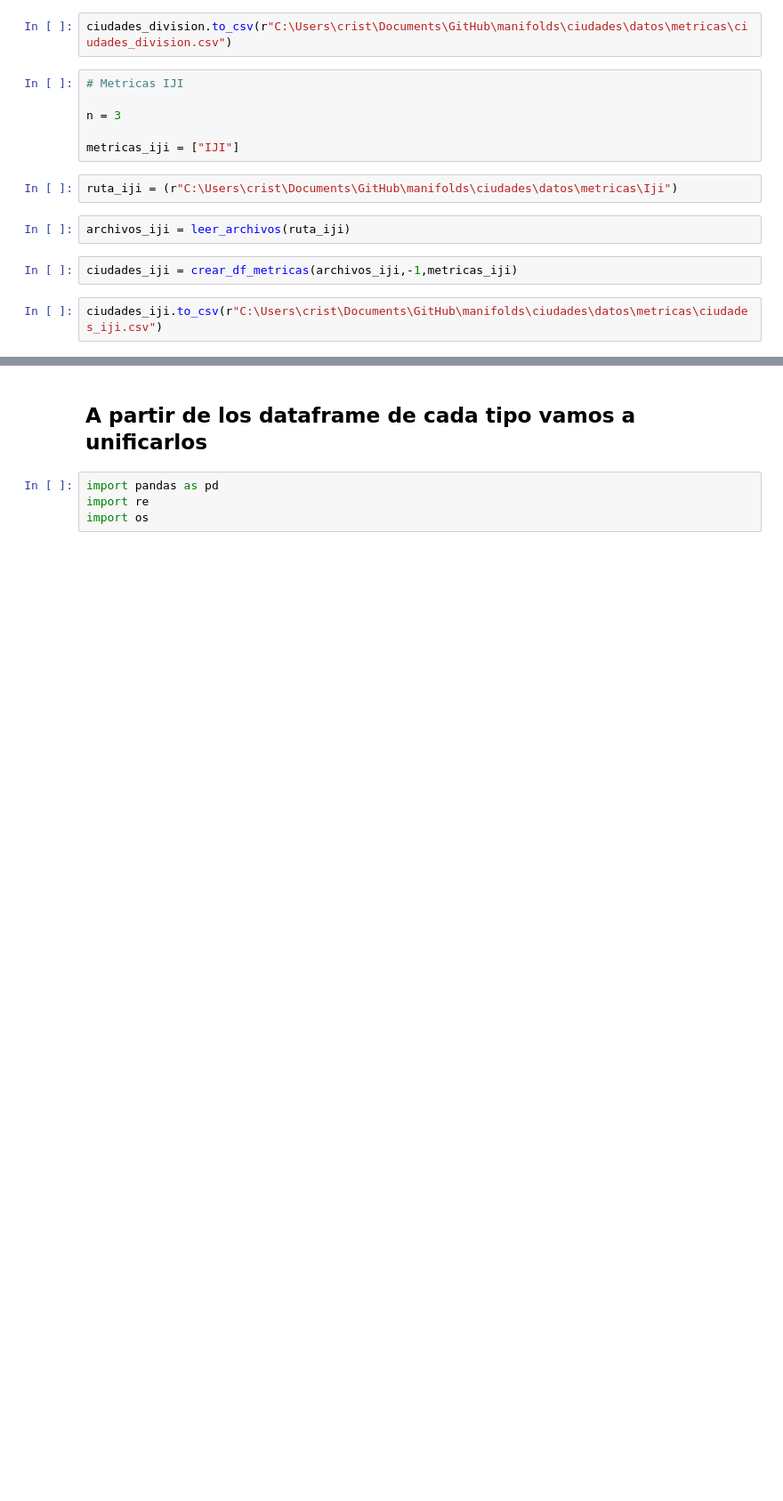
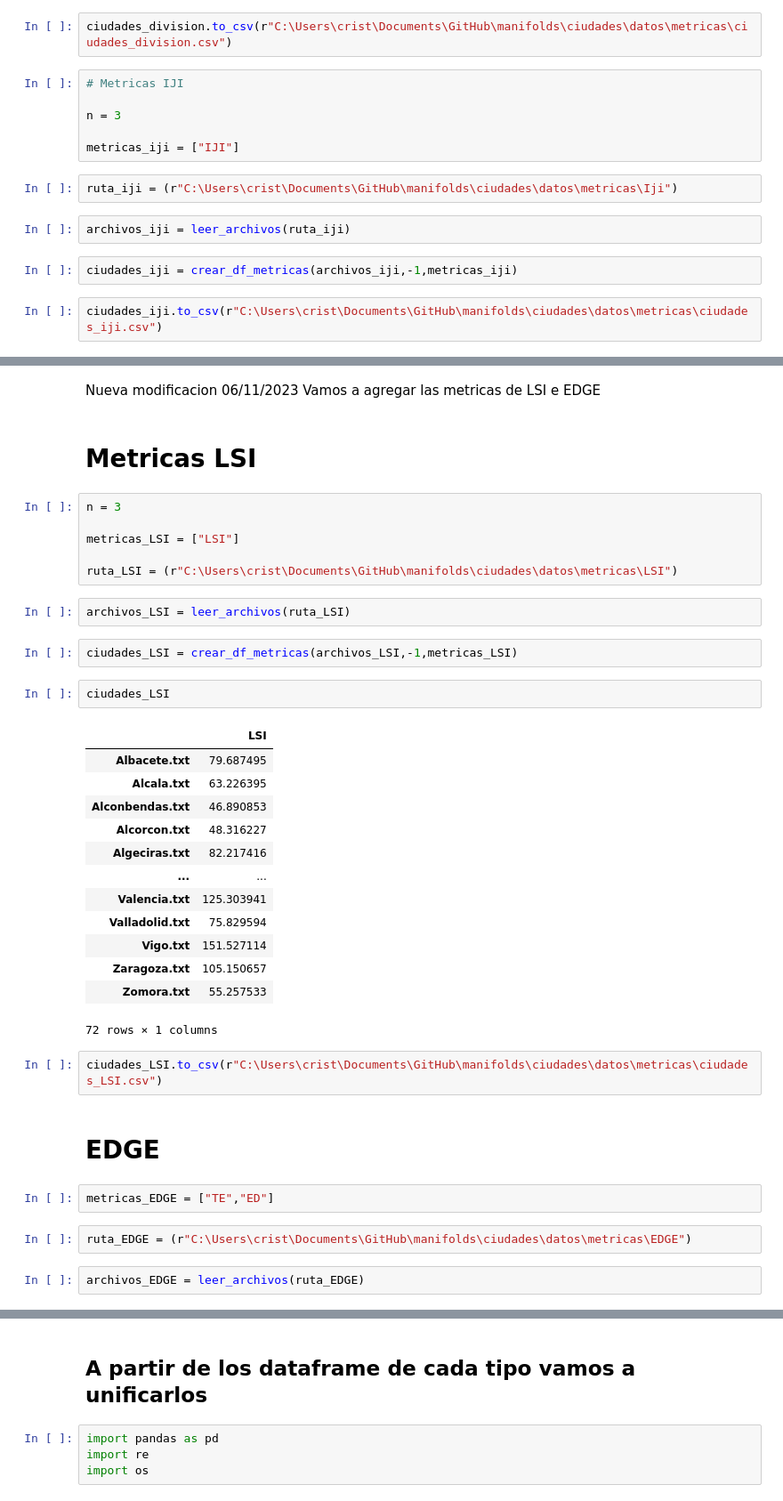
Before and after one commit to cristianvergaraf/clustering-metrics, a Jupyter notebook: datos/metricas/funcion_leer_metricas.ipynb, the cells around one changed output, grey strips where cells are left out. Shown at 89% size. Cells and saved outputs as stored; diff of their text form; blank space fills up the shorter version.

```diff
--- a/datos/metricas/funcion_leer_metricas.ipynb
+++ b/datos/metricas/funcion_leer_metricas.ipynb
@@ -242,0 +201,41 @@ ciudades_iji.to_csv(r"C:\Users\crist\Documents\GitHub\manifolds\ciudades\datos\m
+# %% [markdown]
+Nueva modificacion 06/11/2023
+Vamos a agregar las metricas de LSI e EDGE
+# %% [markdown]
+# Metricas LSI
+# %%
+n = 3
+
+metricas_LSI = ["LSI"]
+
+ruta_LSI = (r"C:\Users\crist\Documents\GitHub\manifolds\ciudades\datos\metricas\LSI")
+# %%
+archivos_LSI = leer_archivos(ruta_LSI)
+# %%
+ciudades_LSI = crear_df_metricas(archivos_LSI,-1,metricas_LSI)
+# %%
+ciudades_LSI
+# %% [output]
+|  | LSI |
+| Albacete.txt | 79.687495 |
+| Alcala.txt | 63.226395 |
+| Alconbendas.txt | 46.890853 |
+| Alcorcon.txt | 48.316227 |
+| Algeciras.txt | 82.217416 |
+| ... | ... |
+| Valencia.txt | 125.303941 |
+| Valladolid.txt | 75.829594 |
+| Vigo.txt | 151.527114 |
+| Zaragoza.txt | 105.150657 |
+| Zomora.txt | 55.257533 |
+72 rows × 1 columns
+# %%
+ciudades_LSI.to_csv(r"C:\Users\crist\Documents\GitHub\manifolds\ciudades\datos\metricas\ciudades_LSI.csv")
+# %% [markdown]
+# EDGE
+# %%
+metricas_EDGE = ["TE","ED"]
+# %%
+ruta_EDGE = (r"C:\Users\crist\Documents\GitHub\manifolds\ciudades\datos\metricas\EDGE")
+# %%
+archivos_EDGE = leer_archivos(ruta_EDGE)
```
Also changed, not shown: parts of 43 cells of this notebook, 6 other files.
